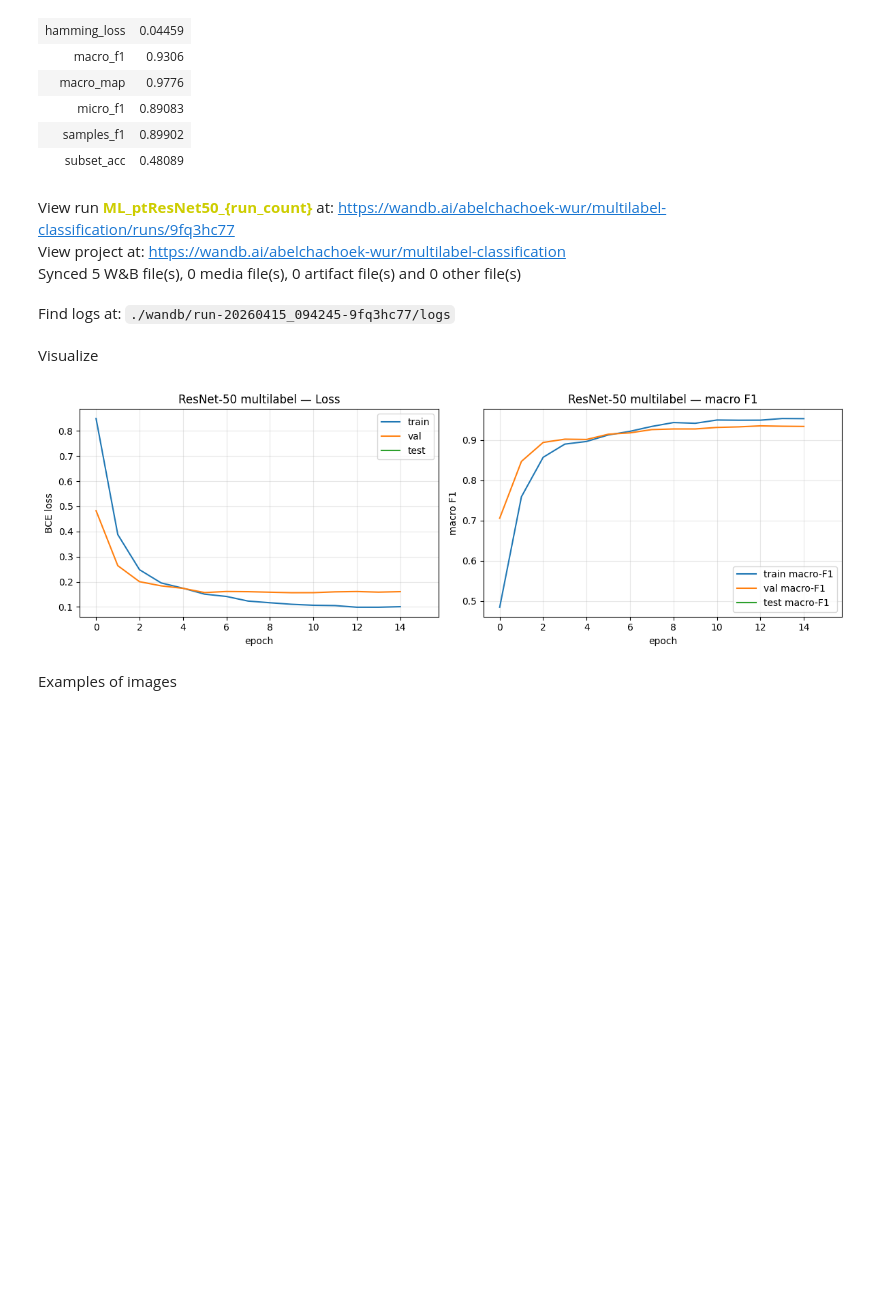
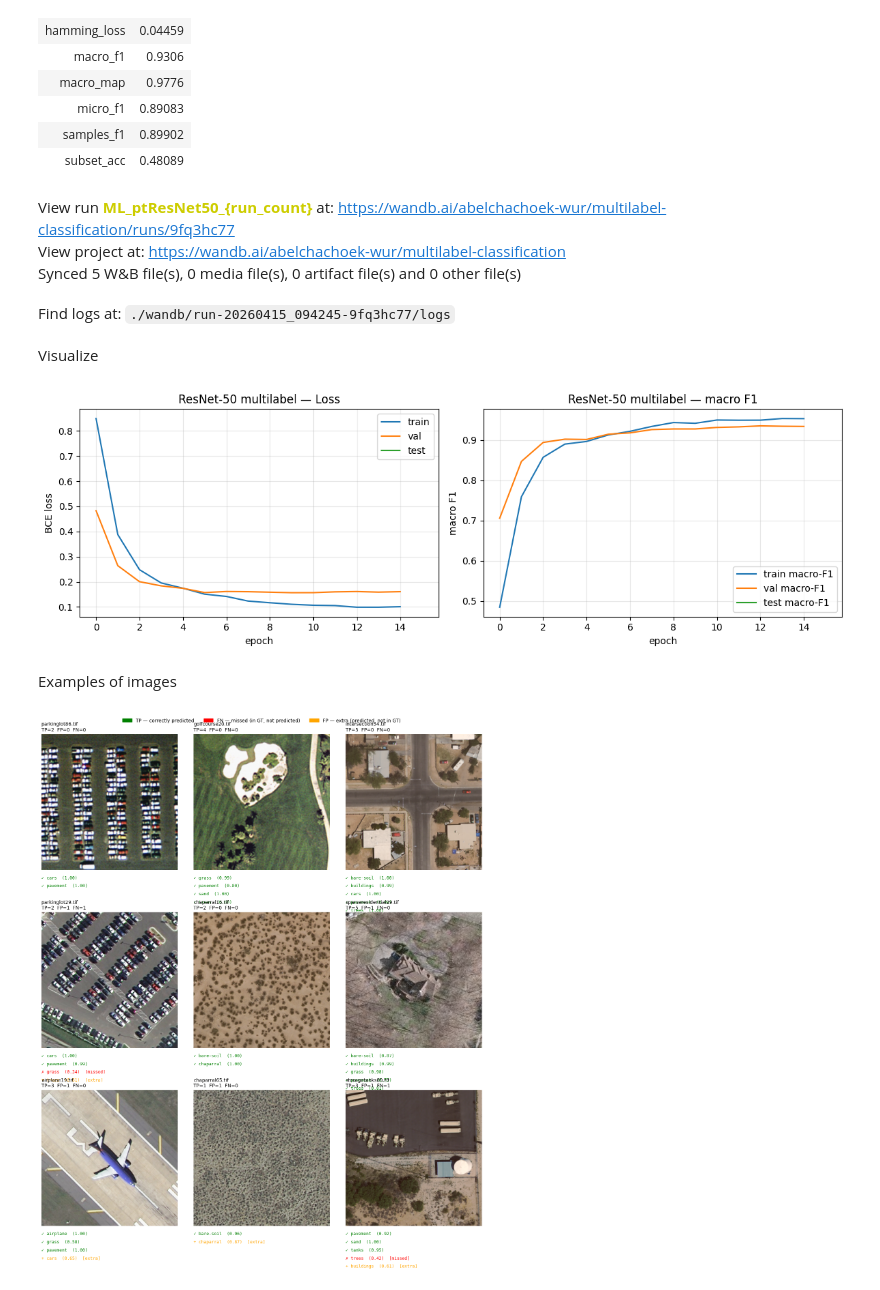
Before and after one commit to gabrielcastrob/Deep_learning_WUR, a Jupyter notebook: notebooks/00_ML_Resnet.ipynb, the cells around one changed output. Cells and saved outputs as stored; diff of their text form; code cells hidden in the pictures; blank space fills up the shorter version.

Commit message:
visualizations

```diff
--- a/notebooks/00_ML_Resnet.ipynb
+++ b/notebooks/00_ML_Resnet.ipynb
@@ -676,6 +676,14 @@ plt.show()
 # %% [markdown]
 Examples of images
 # %%
+test_ds_full = UCMMultilabelDataset(root_dir="ucmdata", label_file="LandUse_Multilabeled.txt", transform=None)
+test_ds_subset = test_loader.dataset  # This is the Subset object
+test_indices = test_ds_subset.indices  # Get the indices
+
+# Map indices to image paths
+test_items = [(test_ds_full.image_paths[idx], None) for idx in test_indices]
+
+
 # Grid of test images with ground-truth vs predicted labels
 import matplotlib.pyplot as plt
 import matplotlib.patches as mpatches
@@ -704,7 +712,7 @@ axes = axes.flatten()
 
 for ax, sample_i in zip(axes, chosen):
     rel_path, _ = test_items[sample_i]
-    img = Image.open(UCM_ROOT / rel_path).convert("RGB")
+    img = Image.open( rel_path).convert("RGB")
     ax.imshow(img)
     ax.axis("off")
 
@@ -720,36 +728,38 @@ for ax, sample_i in zip(axes, chosen):
     fname = Path(rel_path).name
     ax.set_title(f"{fname}\nTP={tp.sum()}  FP={fp.sum()}  FN={fn.sum()}",
                  fontsize=10, loc="left")
 
     # Build a colored caption beneath the image
     lines = []
     for i in np.where(tp)[0]:
-        lines.append(("green",  f"✓ {ML_CLASSES[i]}  ({probs[i]:.2f})"))
+        lines.append(("green",  f"✓ {classes[i]}  ({probs[i]:.2f})"))
     for i in np.where(fn)[0]:
-        lines.append(("red",    f"✗ {ML_CLASSES[i]}  ({probs[i]:.2f})  [missed]"))
+        lines.append(("red",    f"✗ {classes[i]}  ({probs[i]:.2f})  [missed]"))
     for i in np.where(fp)[0]:
-        lines.append(("orange", f"+ {ML_CLASSES[i]}  ({probs[i]:.2f})  [extra]"))
+        lines.append(("orange", f"+ {classes[i]}  ({probs[i]:.2f})  [extra]"))
 
     # Render the colored lines stacked under the image
     for j, (color, text) in enumerate(lines):
         ax.text(0.0, -0.04 - 0.06 * j, text, transform=ax.transAxes,
                 fontsize=9, color=color, va="top", ha="left", family="monospace")
 
 # Hide any unused axes
 for ax in axes[len(chosen):]:
     ax.axis("off")
 
 # Legend
 legend_handles = [
     mpatches.Patch(color="green",  label="TP — correctly predicted"),
     mpatches.Patch(color="red",    label="FN — missed (in GT, not predicted)"),
     mpatches.Patch(color="orange", label="FP — extra (predicted, not in GT)"),
 ]
 fig.legend(handles=legend_handles, loc="upper center",
            bbox_to_anchor=(0.5, 1.02), ncol=3, frameon=False)
 
 plt.tight_layout()
-Path("outputs").mkdir(exist_ok=True)
-plt.savefig("outputs/resnet50_multilabel_predictions_grid.png",
-            dpi=150, bbox_inches="tight")
+#Path("outputs").mkdir(exist_ok=True)
+#plt.savefig("outputs/resnet50_multilabel_predictions_grid.png",
+            #dpi=150, bbox_inches="tight")
 plt.show()
+# %% [output]
+[figure, added]
```
Also changed, not shown: parts of 1 cell of this notebook.
